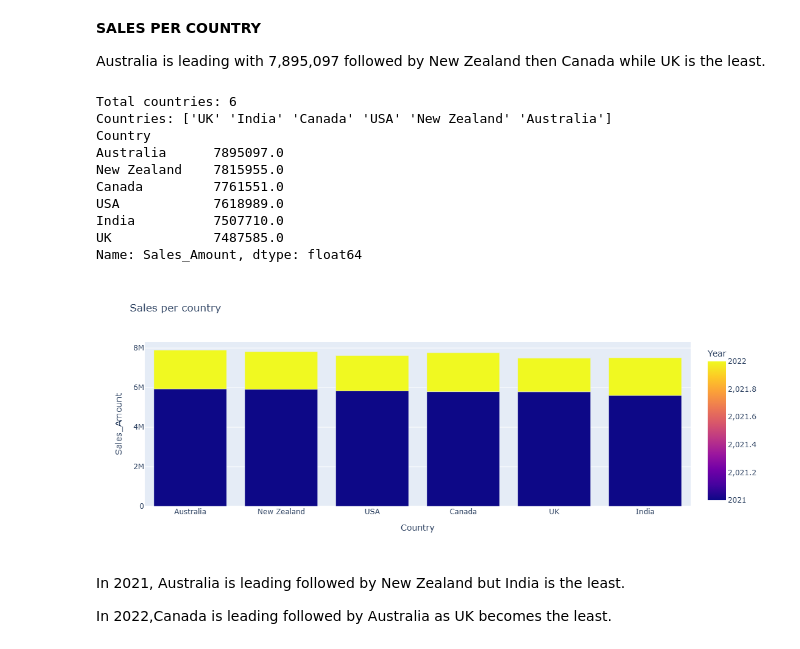
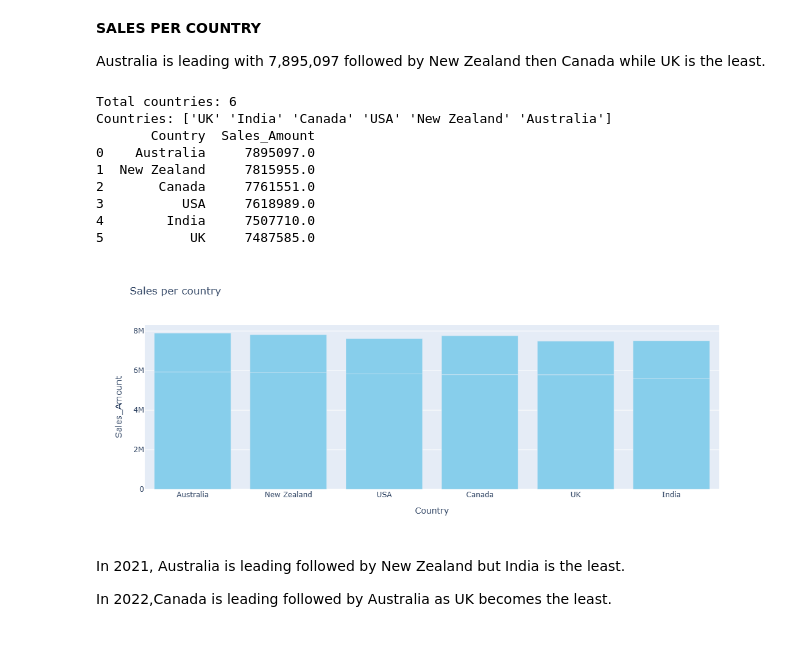
Before and after one commit to Lenida-Daniels/Sales-Analysis, a Jupyter notebook: sales_analysis.ipynb, the cells around one changed output. Cells and saved outputs as stored; diff of their text form; code cells hidden in the pictures.

Commit message:
Added more plotly visuals

```diff
--- a/sales_analysis.ipynb
+++ b/sales_analysis.ipynb
@@ -315,38 +323,38 @@ print("Total countries:",total_countries)
 country_names=df["Country"].unique()
 print("Countries:",country_names)
 
-sales_country=df.groupby("Country")["Sales_Amount"].sum().sort_values(ascending=False)
+sales_country=df.groupby("Country")["Sales_Amount"].sum().sort_values(ascending=False).reset_index()
 print(sales_country)
 # %% [output]
 Total countries: 6
 Countries: ['UK' 'India' 'Canada' 'USA' 'New Zealand' 'Australia']
-Country
-Australia      7895097.0
-New Zealand    7815955.0
-Canada         7761551.0
-USA            7618989.0
-India          7507710.0
-UK             7487585.0
-Name: Sales_Amount, dtype: float64
+       Country  Sales_Amount
+0    Australia     7895097.0
+1  New Zealand     7815955.0
+2       Canada     7761551.0
+3          USA     7618989.0
+4        India     7507710.0
+5           UK     7487585.0
 # %%
 fig = px.bar(
     sales_country,
     x="Country",
     y="Sales_Amount",
-    color="Year",
-    barmode="group",
-    title="Sales per country"
+    title="Sales per country",
+    color_discrete_sequence=["skyblue"]
+
+
 )
 fig.update_layout(
     width=700,
     height=450,
     xaxis_title="Country",
-    yaxis_title="Sales_Amount"
+
 
 )
 fig.show()
 # %% [output]
-[figure, old version]
+[figure, new version]
 # %% [markdown]
 In 2021, Australia is leading followed by New Zealand but India is the least.
 
```
Also changed, not shown: parts of 32 cells of this notebook.
